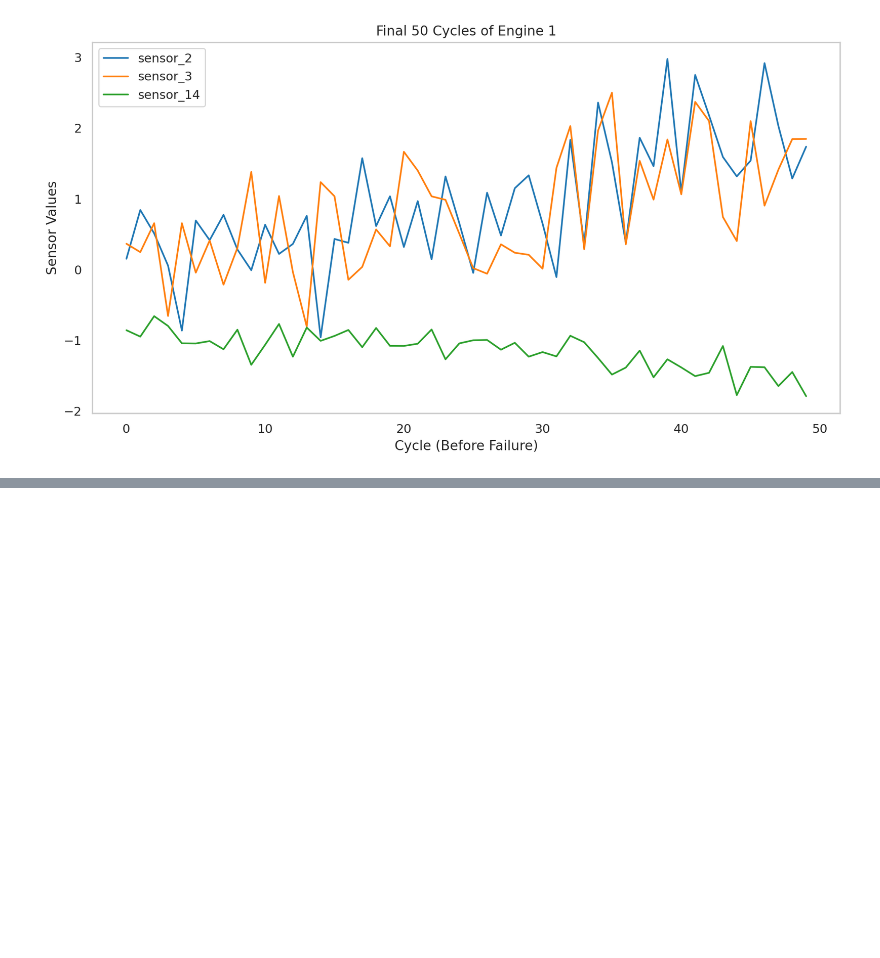
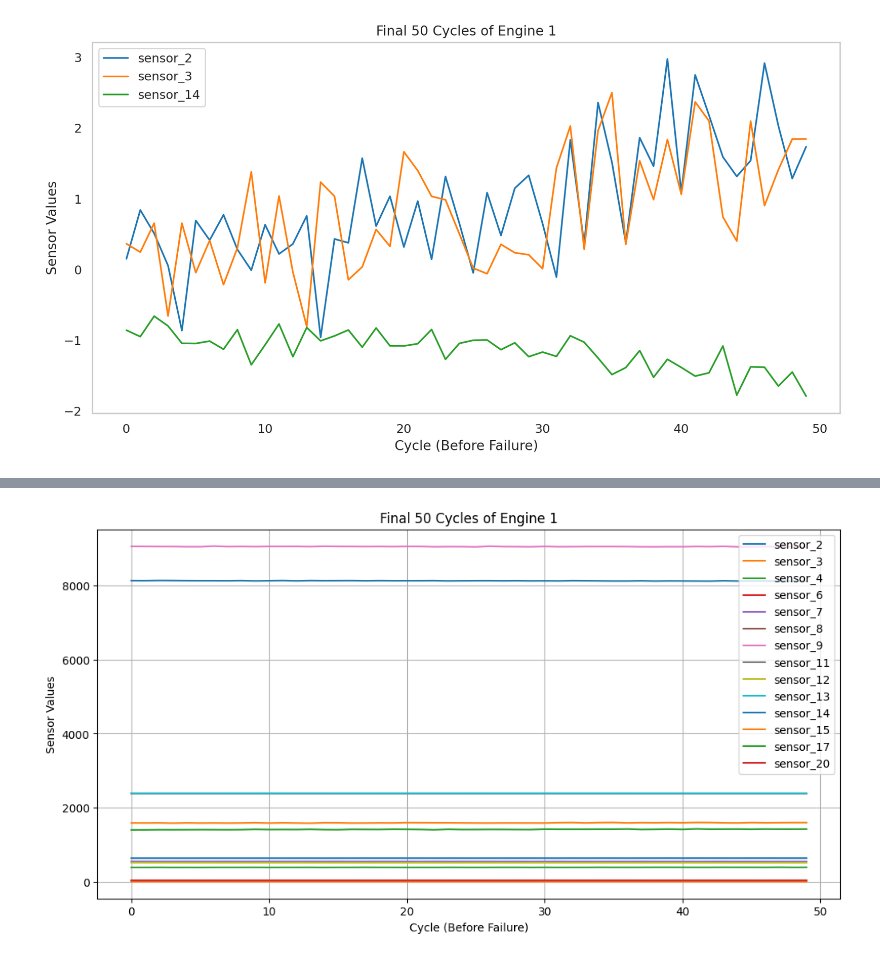
Before and after one commit to ZahYou/my_other_project, a Jupyter notebook: Nasas.ipynb, the cells around one changed output, grey strips where cells are left out. Cells and saved outputs as stored; diff of their text form; code cells hidden in the pictures; blank space fills up the shorter version.

```diff
--- a/Nasas.ipynb
+++ b/Nasas.ipynb
@@ -973,0 +1359,33 @@ plot_final_phase_sensors(train_df, engine_id=1, sensors=["sensor_2", "sensor_3",
+# %%
+import matplotlib.pyplot as plt
+
+def plot_final_phase_sensors(df, engine_id, sensors, n_cycles=50):
+    engine_df = df[df['engine_number'] == engine_id].tail(n_cycles)
+    engine_df = engine_df.reset_index(drop=True)
+
+    plt.figure(figsize=(12, 6))
+    for sensor in sensors:
+        plt.plot(engine_df.index, engine_df[sensor], label=sensor)
+
+    plt.title(f"Final {n_cycles} Cycles of Engine {engine_id}")
+    plt.xlabel("Cycle (Before Failure)")
+    plt.ylabel("Sensor Values")
+    plt.legend()
+    plt.grid()
+    plt.show()
+plot_final_phase_sensors(train_df, engine_id=1, sensors=[ 'sensor_2',
+ 'sensor_3',
+ 'sensor_4',
+ 'sensor_6',
+ 'sensor_7',
+ 'sensor_8',
+ 'sensor_9',
+ 'sensor_11',
+ 'sensor_12',
+ 'sensor_13',
+ 'sensor_14',
+ 'sensor_15',
+ 'sensor_17',
+ 'sensor_20'] )
+# %% [output]
+[figure, added]
```
Also changed, not shown: parts of 26 cells of this notebook.
